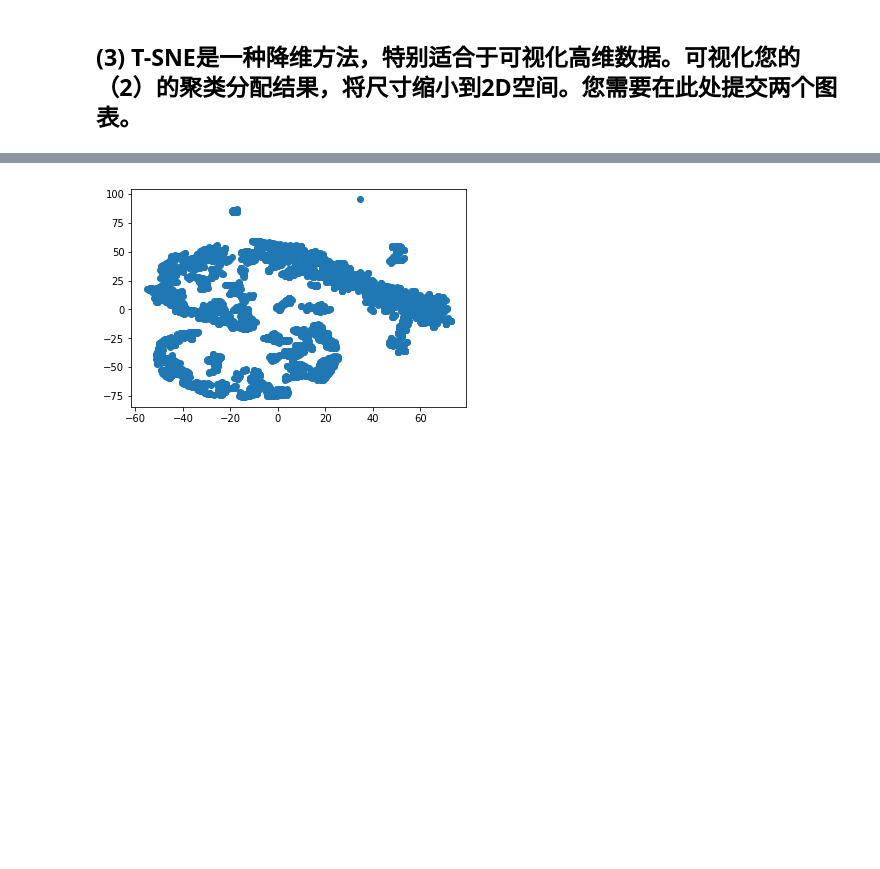
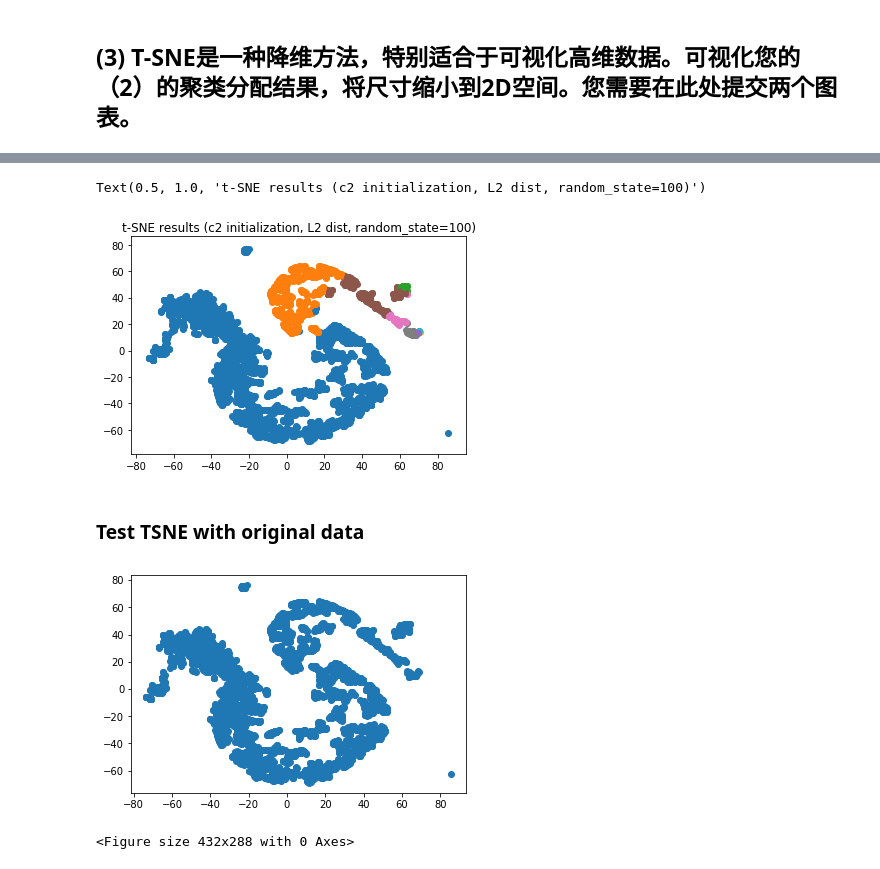
Before and after one commit to JingQian87/BigData, a Jupyter notebook: HW1/HW1_BigData_1.ipynb, the cells around one changed output, grey strips where cells are left out. Cells and saved outputs as stored; diff of their text form; code cells hidden in the pictures; blank space fills up the shorter version.

```diff
--- a/HW1/HW1_BigData_1.ipynb
+++ b/HW1/HW1_BigData_1.ipynb
@@ -179,7 +196,20 @@ data_embedded.shape
+# %%
+for i in range(len(keys22)):
+  plt.scatter(values22_embedded[i][0], values22_embedded[i][1], color=colors[keys22[i]])
+plt.title("t-SNE results (c2 initialization, L2 dist, random_state=100)")
+# %% [output]
+Text(0.5, 1.0, 't-SNE results (c2 initialization, L2 dist, random_state=100)')
+[figure, added]
+# %% [markdown]
+### Test TSNE with original data
 # %%
+data_np = np.array(data.collect())
+data_embedded = TSNE(n_components=2, random_state=100).fit_transform(data_np)
 vis_x = data_embedded[:,0]
 vis_y = data_embedded[:,1]
 plt.scatter(vis_x, vis_y, cmap=plt.cm.get_cmap("jet",10))
 plt.show()
+plt.savefig('/content/gdrive/My Drive/BigData/q1/test.png')
 # %% [output]
-[figure, old version]
+[figure, new version]
+<Figure size 432x288 with 0 Axes>
```
Also changed, not shown: parts of 7 cells of this notebook.
